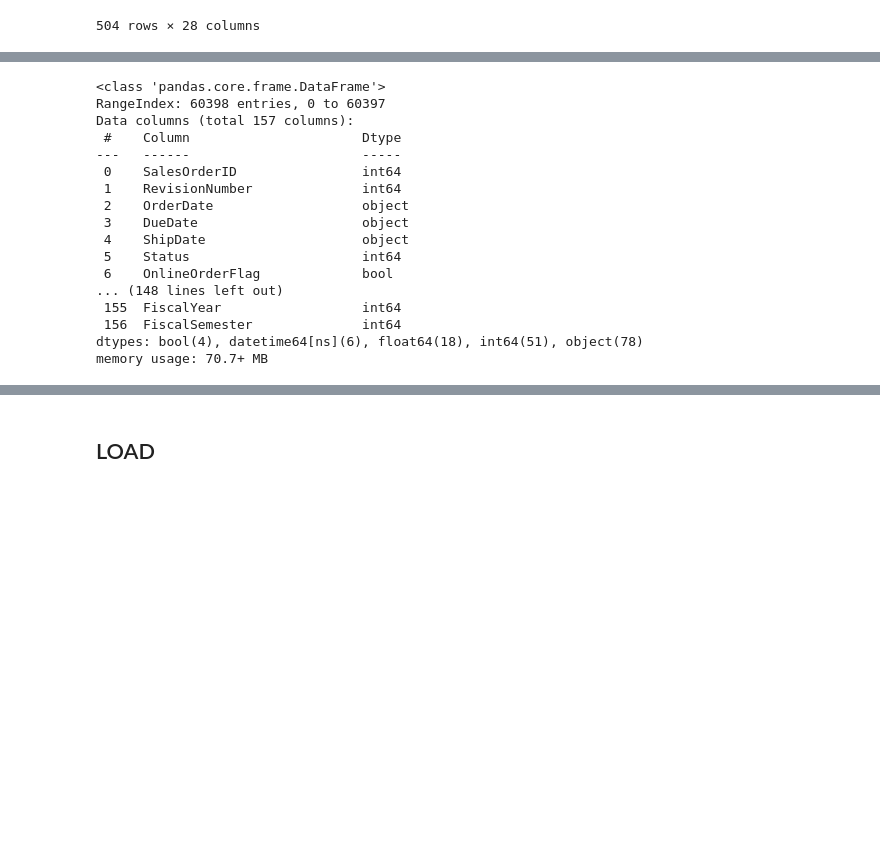
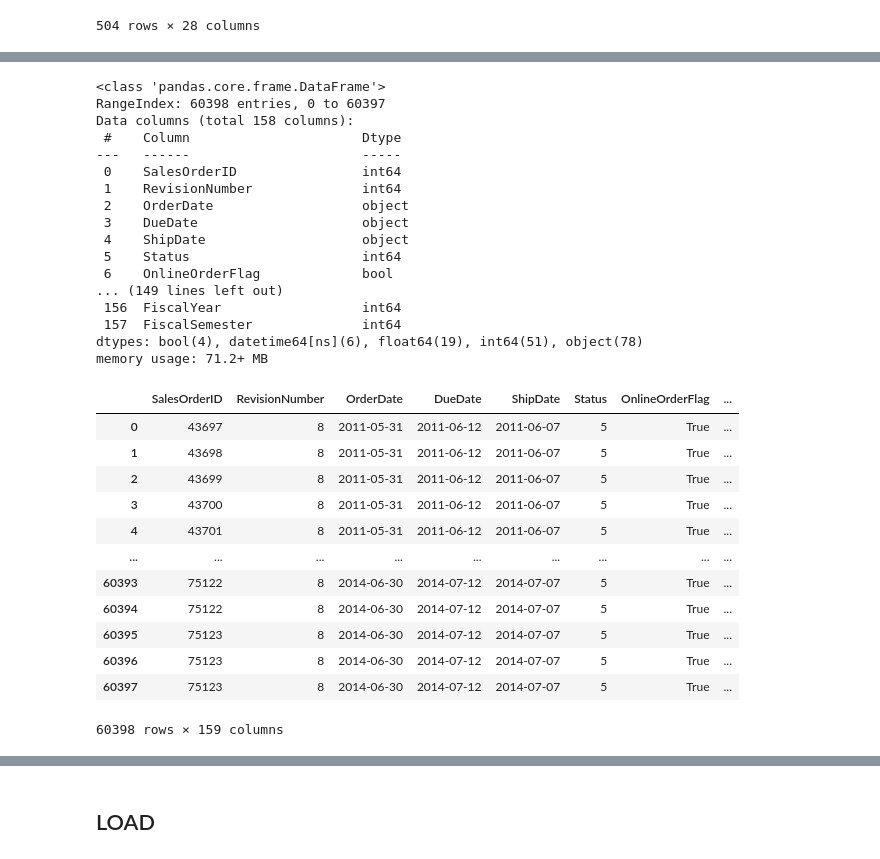
Before and after one commit to paulrojasg/data_science_part_4, a Jupyter notebook: FactInternetSales.ipynb, the cells around one changed output, grey strips where cells are left out. Cells and saved outputs as stored; diff of their text form; code cells hidden in the pictures; blank space fills up the shorter version.

Commit message:
Added some missing columns to FactInternetSales

```diff
--- a/FactInternetSales.ipynb
+++ b/FactInternetSales.ipynb
@@ -12,8 +12,7 @@ db_op, db_etl = connect_databases()
 # Extract required data
 # Sales online orders
 sales_order = pd.read_sql_query("""
-        SELECT *--t2.ProductID, t1.CustomerID, t2.SpecialOfferID,  t1.TerritoryID, t1.CurrencyRateID,
-       -- t1.OrderDate, t1.DueDate, t1.ShipDate
+        SELECT *,[dbo].[ufnGetProductStandardCost](t2.ProductID, t1.OrderDate) AS ProductStandardCost
         FROM Sales.SalesOrderHeader AS t1
         INNER JOIN Sales.SalesOrderDetail AS t2
         ON t1.SalesOrderID = t2.SalesOrderID
@@ -209,7 +208,7 @@ sales_order.info(verbose=True)
 # %% [output]
 <class 'pandas.core.frame.DataFrame'>
 RangeIndex: 60398 entries, 0 to 60397
-Data columns (total 157 columns):
+Data columns (total 158 columns):
  #    Column                      Dtype
 ---   ------                      -----
  0    SalesOrderID                int64
@@ -219,12 +218,31 @@ Data columns (total 157 columns):
  4    ShipDate                    object
  5    Status                      int64
  6    OnlineOrderFlag             bool
-... (148 lines left out)
- 155  FiscalYear                  int64
- 156  FiscalSemester              int64
-dtypes: bool(4), datetime64[ns](6), float64(18), int64(51), object(78)
-memory usage: 70.7+ MB
+... (149 lines left out)
+ 156  FiscalYear                  int64
+ 157  FiscalSemester              int64
+dtypes: bool(4), datetime64[ns](6), float64(19), int64(51), object(78)
+memory usage: 71.2+ MB
 # %%
 sales_order = sales_order.rename(columns={
     "OrderQty":"OrderQuantity",
+    "DiscountPct":"UnitPriceDiscountPct",
 })
+# %%
+quantity_unitprice = zip(list(sales_order["OrderQuantity"]), list(sales_order["UnitPrice"]))
+sales_order = sales_order.assign(ExtendedAmount=[x*y for x, y in quantity_unitprice])
+sales_order
+# %% [output]
+|  | SalesOrderID | RevisionNumber | OrderDate | DueDate | ShipDate | Status | OnlineOrderFlag | ... |
+| 0 | 43697 | 8 | 2011-05-31 | 2011-06-12 | 2011-06-07 | 5 | True | ... |
+| 1 | 43698 | 8 | 2011-05-31 | 2011-06-12 | 2011-06-07 | 5 | True | ... |
+| 2 | 43699 | 8 | 2011-05-31 | 2011-06-12 | 2011-06-07 | 5 | True | ... |
+| 3 | 43700 | 8 | 2011-05-31 | 2011-06-12 | 2011-06-07 | 5 | True | ... |
+| 4 | 43701 | 8 | 2011-05-31 | 2011-06-12 | 2011-06-07 | 5 | True | ... |
+| ... | ... | ... | ... | ... | ... | ... | ... | ... |
+| 60393 | 75122 | 8 | 2014-06-30 | 2014-07-12 | 2014-07-07 | 5 | True | ... |
+| 60394 | 75122 | 8 | 2014-06-30 | 2014-07-12 | 2014-07-07 | 5 | True | ... |
+| 60395 | 75123 | 8 | 2014-06-30 | 2014-07-12 | 2014-07-07 | 5 | True | ... |
+| 60396 | 75123 | 8 | 2014-06-30 | 2014-07-12 | 2014-07-07 | 5 | True | ... |
+| 60397 | 75123 | 8 | 2014-06-30 | 2014-07-12 | 2014-07-07 | 5 | True | ... |
+60398 rows × 159 columns
```
Also changed, not shown: parts of 9 cells of this notebook, 1 other file.
